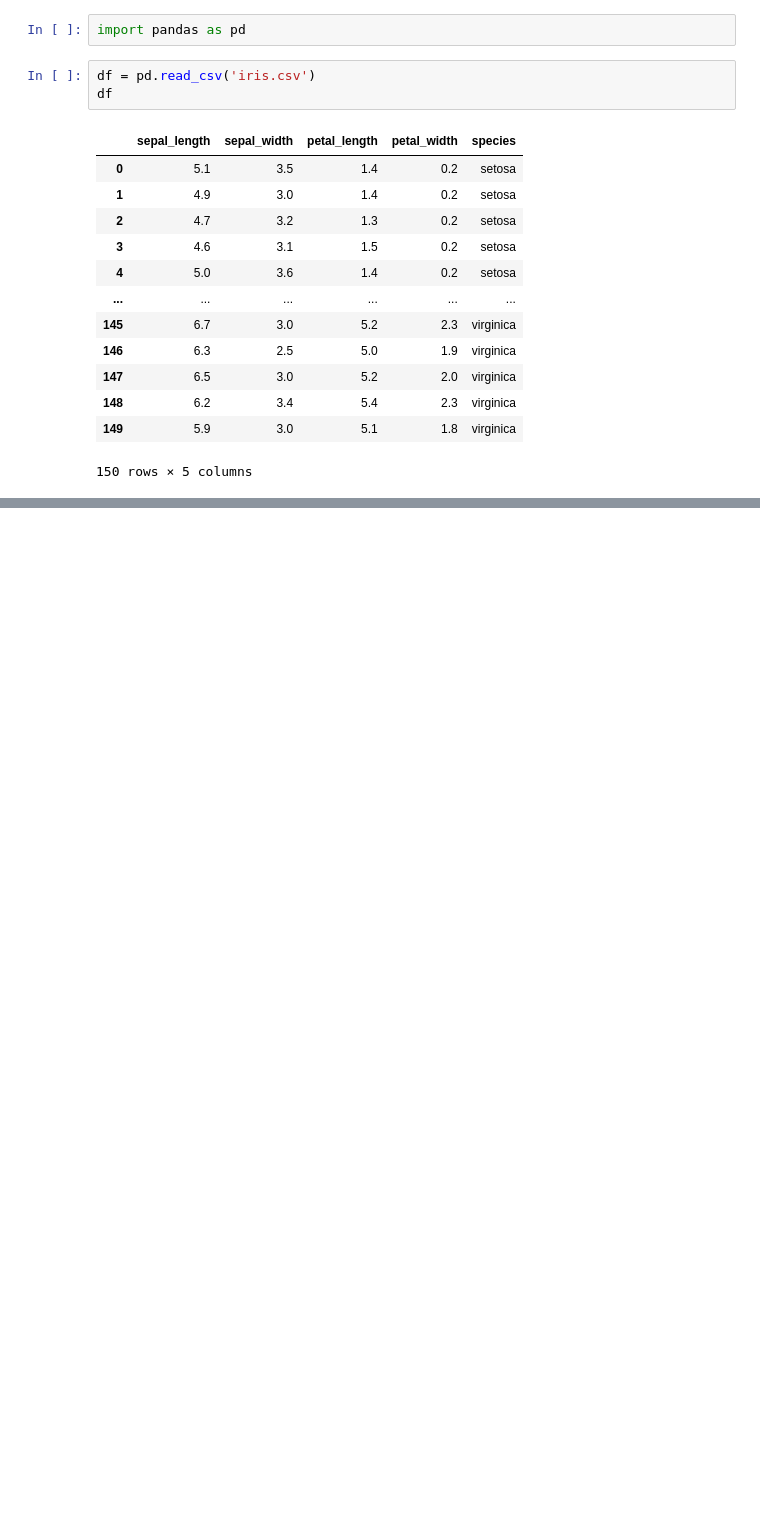
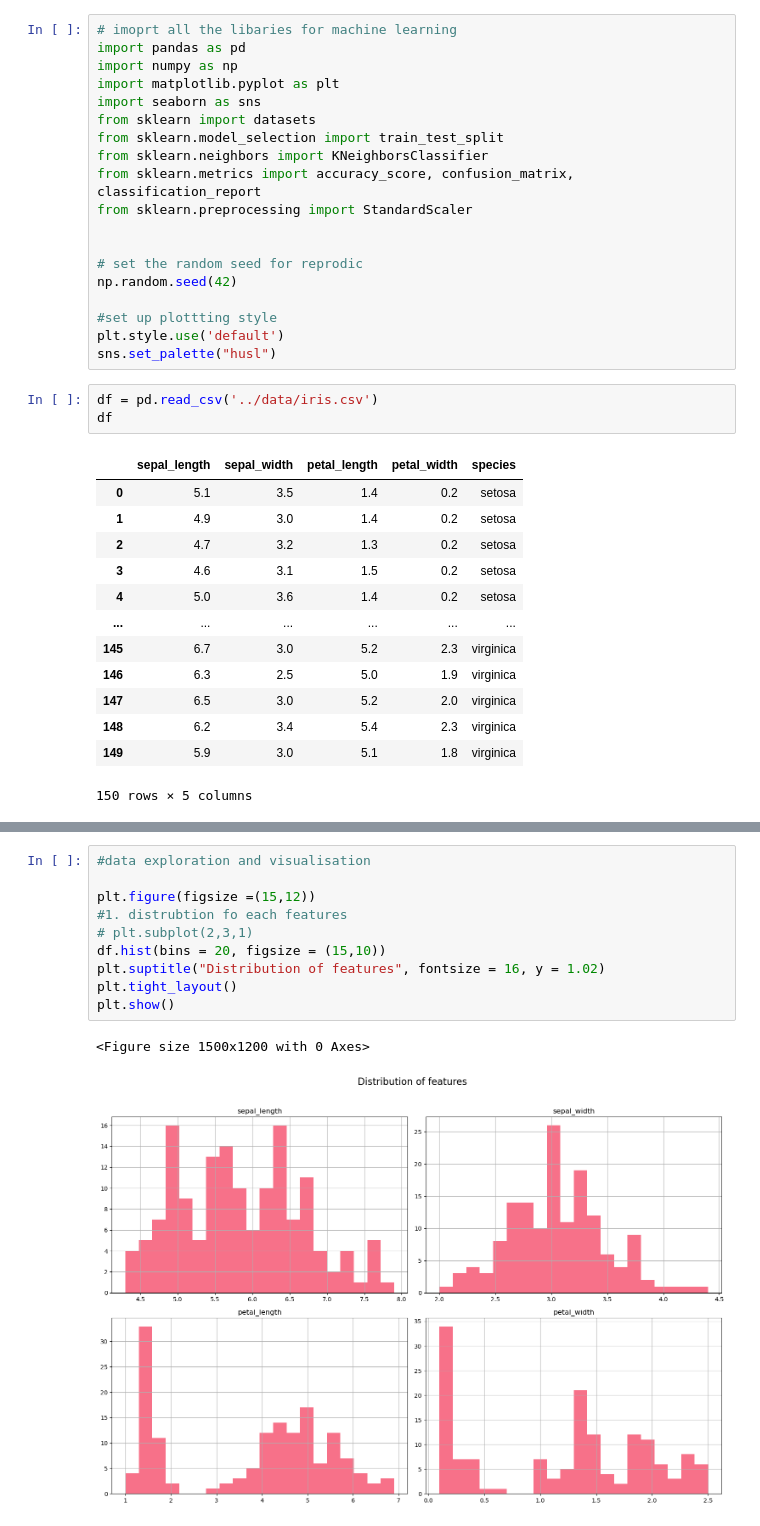
Before and after one commit to BikeshPrajapati/AI-and-ML-Assignment, a Jupyter notebook: JupyterProject/ML_Practice/KNN_Algorithm.ipynb, the cells around one changed output, grey strips where cells are left out. Drawn from its saved outputs; the diff is of its cells as text; blank space fills up the shorter version.

```diff
--- a/JupyterProject/ML_Practice/KNN_Algorithm.ipynb
+++ b/JupyterProject/ML_Practice/KNN_Algorithm.ipynb
@@ -1,7 +1,24 @@
 # %%
+# imoprt all the libaries for machine learning
 import pandas as pd
+import numpy as np
+import matplotlib.pyplot as plt
+import seaborn as sns
+from sklearn import datasets
+from sklearn.model_selection import train_test_split
+from sklearn.neighbors import KNeighborsClassifier
+from sklearn.metrics import accuracy_score, confusion_matrix, classification_report
+from sklearn.preprocessing import StandardScaler
+
+
+# set the random seed for reprodic
+np.random.seed(42)
+
+#set up plottting style
+plt.style.use('default')
+sns.set_palette("husl")
 # %%
-df = pd.read_csv('iris.csv')
+df = pd.read_csv('../data/iris.csv')
 df
 # %% [output]
 |  | sepal_length | sepal_width | petal_length | petal_width | species |
@@ -19,0 +80,13 @@ df
+# %%
+#data exploration and visualisation
+
+plt.figure(figsize =(15,12))
+#1. distrubtion fo each features
+# plt.subplot(2,3,1)
+df.hist(bins = 20, figsize = (15,10))
+plt.suptitle("Distribution of features", fontsize = 16, y = 1.02)
+plt.tight_layout()
+plt.show()
+# %% [output]
+<Figure size 1500x1200 with 0 Axes>
+[figure, added]
```
Also changed, not shown: parts of 5 cells of this notebook, 1 other file.
